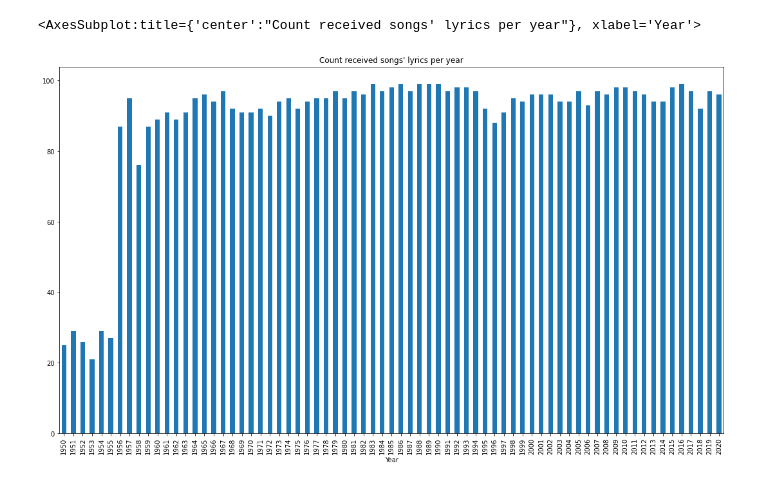
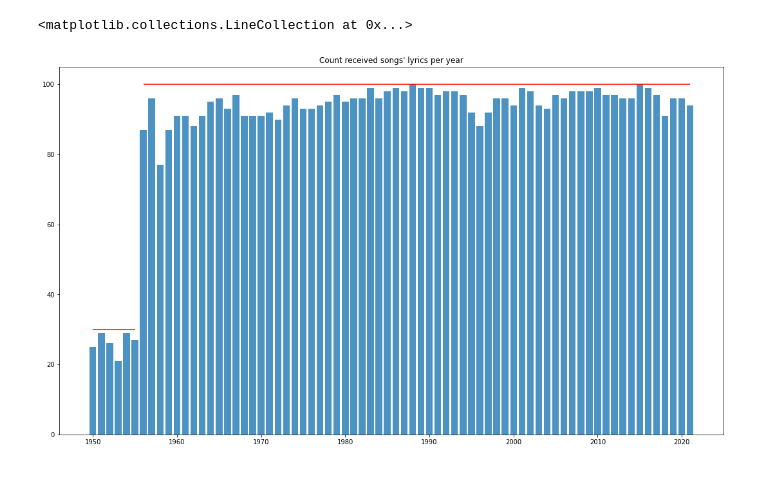
Before and after one commit to alsarna/lyrics_nlp, a Jupyter notebook: lyrics_analysis.ipynb, the cells around one changed output. Drawn from its saved outputs; the diff is of its cells as text; code cells hidden in the pictures.

Commit message:
modified plots, improved most popular words for each year, add most popular word in 1950-2021,  first version of vulgarity level

```diff
--- a/lyrics_analysis.ipynb
+++ b/lyrics_analysis.ipynb
@@ -28,6 +32,11 @@ display(songs)
 # %%
 # Count received songs' lyrics per year
-songs.groupby('Year').count().plot(y = 'Song Title', kind = 'bar', figsize = (18.5, 10.5), legend = False, title = 'Count received songs\' lyrics per year')
+grouped_year = songs.groupby('Year').size()
+plt.figure(figsize = (18.5, 10.5))
+plt.bar(grouped_year.index, grouped_year, alpha = 0.8)
+plt.title('Count received songs\' lyrics per year')
+plt.hlines(y = 30, xmin = 1950, xmax = 1955, colors = 'r')
+plt.hlines(y = 100, xmin = 1956, xmax = 2021, colors='r')
 # %% [output]
-<AxesSubplot:title={'center':"Count received songs' lyrics per year"}, xlabel='Year'>
+<matplotlib.collections.LineCollection at 0x...>
-[figure, old version]
+[figure, new version]
```
Also changed, not shown: parts of 15 cells of this notebook.
